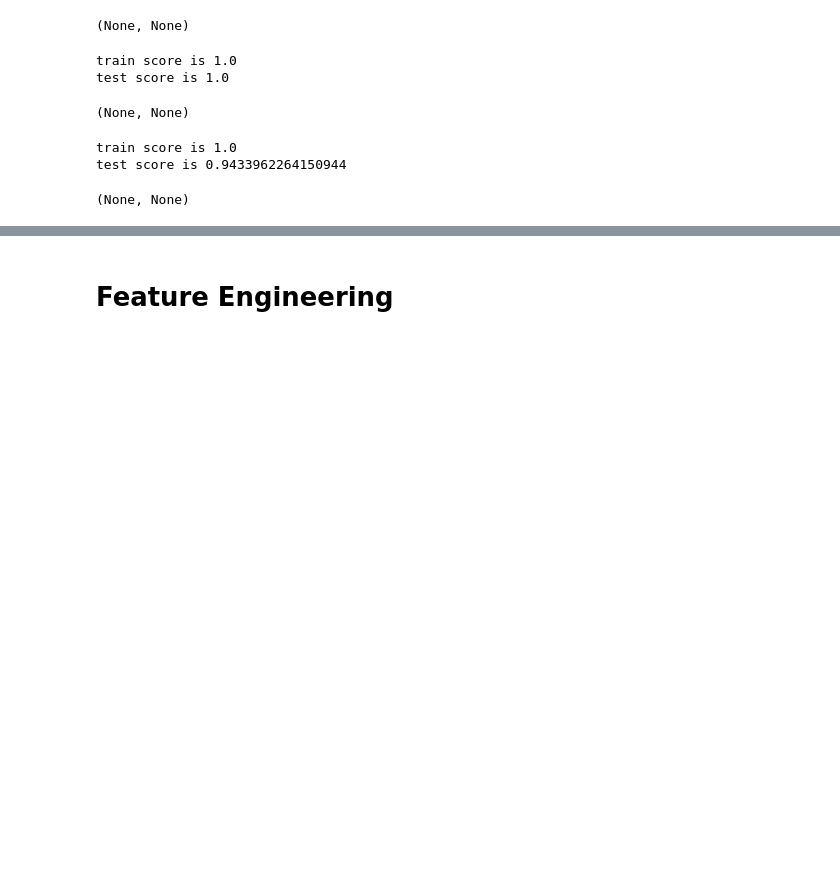
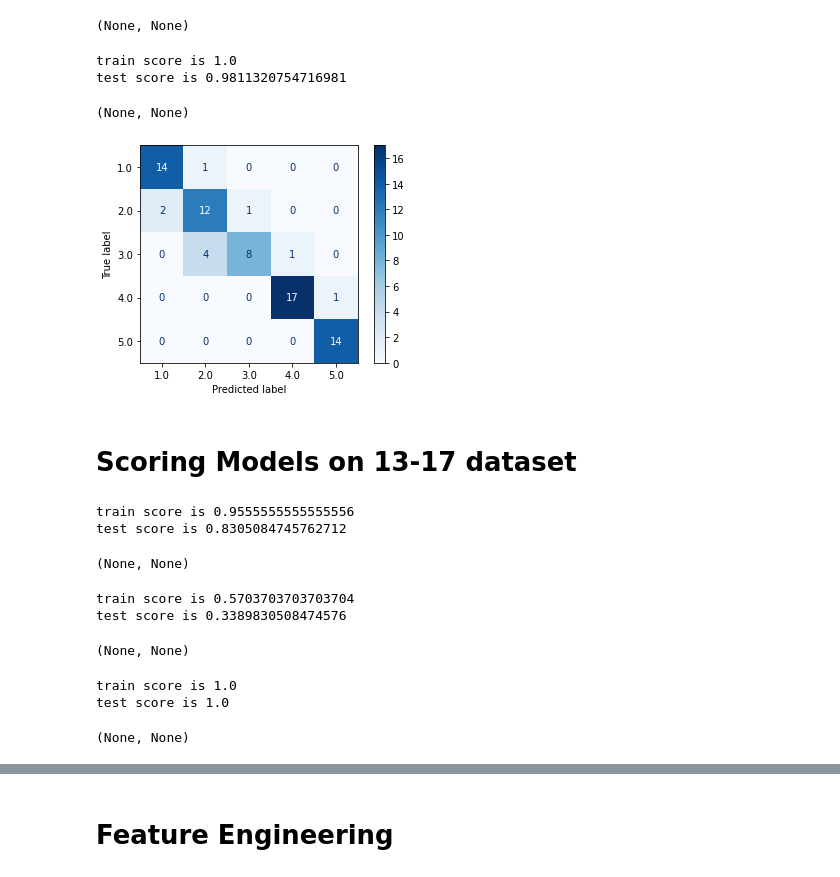
Before and after one commit to dkeyer/NBA_salary_predictor, a Jupyter notebook: Capstone_Classification.ipynb, the cells around one changed output, grey strips where cells are left out. Saved outputs shown, nothing was run; the diff lists cells and outputs as text; code cells hidden in the pictures; blank space fills up the shorter version.

```diff
--- a/Capstone_Classification.ipynb
+++ b/Capstone_Classification.ipynb
@@ -367,6 +364,6 @@ test score is 0.4375
 # %% [markdown]
 Experimenting with fewer features
 # %%
-fit_models_and_score(logreg, sixteen_to_twenty_with_sal[['FG', 'FGA', 'MP', 'GS', '2PA', '2P']], sixteen_to_twenty_with_sal['sal_classified'])
+fit_models_and_score(logreg, sixteen_to_twenty_with_sal[['FG', '3PA', 'FGA', 'MP', 'GS', '2PA', '2P']], sixteen_to_twenty_with_sal['sal_classified'], 0.35)
 #Experimenting with new features
 # %% [output]
@@ -378,5 +377,5 @@ test score is 0.53125
 # %%
-fit_models_and_score(logreg, fourteen_to_eighteen_with_sal.drop(['Age', 'Rk', 'Tm', 'Pos', 'Season', 'Player', 'salary'], axis=1), fourteen_to_eighteen_with_sal['sal_classified'])
+fit_models_and_score(logreg, fourteen_to_eighteen_with_sal.drop(['Age', 'Rk', 'Tm', 'Pos', 'Season', 'Player', 'salary'], axis=1), fourteen_to_eighteen_with_sal['sal_classified'], 0.30)
 # %% [output]
 train score is 0.9508196721311475
 test score is 0.7735849056603774
@@ -388,14 +387,34 @@ train score is 0.5573770491803278
 test score is 0.32075471698113206
 (None, None)
 # %%
-fit_models_and_score(bc, fourteen_to_eighteen_with_sal.drop(['Age', 'Rk', 'Tm', 'Pos', 'Season', 'Player', 'salary'], axis=1), fourteen_to_eighteen_with_sal['sal_classified'])
+fit_models_and_score(et, fourteen_to_eighteen_with_sal.drop(['Age', 'Rk', 'Tm', 'Pos', 'Season', 'Player', 'salary'], axis=1), fourteen_to_eighteen_with_sal['sal_classified'], 0.30)
 # %% [output]
 train score is 1.0
-test score is 1.0
+test score is 0.9811320754716981
 (None, None)
 # %%
-fit_models_and_score(et, fourteen_to_eighteen_with_sal.drop(['Age', 'Rk', 'Tm', 'Pos', 'Season', 'Player', 'salary'], axis=1), fourteen_to_eighteen_with_sal['sal_classified'])
+#fit_models_and_score(logreg_cv, fourteen_to_eighteen_with_sal.drop(['Age', 'Rk', 'Tm', 'Pos', 'Season', 'Player', 'salary'], axis=1), fourteen_to_eighteen_with_sal['sal_classified'])
-# %% [output]
-train score is 1.0
-test score is 0.9433962264150944
-(None, None)
+# %%
+plot_confusion_matrix(logreg, X_test, y_test, cmap='Blues', values_format='d');
+# %% [output]
+[figure, added]
+# %% [markdown]
+# Scoring Models on 13-17 dataset
+# %%
+fit_models_and_score(logreg, thirteen_to_seventeen_with_sal.drop(['Age', 'Rk', 'Tm', 'Pos', 'Season', 'Player', 'salary'], axis=1), thirteen_to_seventeen_with_sal['sal_classified'], 0.30)
+# %% [output]
+train score is 0.9555555555555556
+test score is 0.8305084745762712
+(None, None)
+# %%
+fit_models_and_score(knnc, thirteen_to_seventeen_with_sal.drop(['Age', 'Rk', 'Tm', 'Pos', 'Season', 'Player', 'salary'], axis=1), thirteen_to_seventeen_with_sal['sal_classified'], 0.30)
+# %% [output]
+train score is 0.5703703703703704
+test score is 0.3389830508474576
+(None, None)
+# %%
+fit_models_and_score(dt, thirteen_to_seventeen_with_sal.drop(['Age', 'Rk', 'Tm', 'Pos', 'Season', 'Player', 'salary'], axis=1), thirteen_to_seventeen_with_sal['sal_classified'], 0.30)
+# %% [output]
+train score is 1.0
+test score is 1.0
+(None, None)
```
Also changed, not shown: parts of 35 cells of this notebook.
